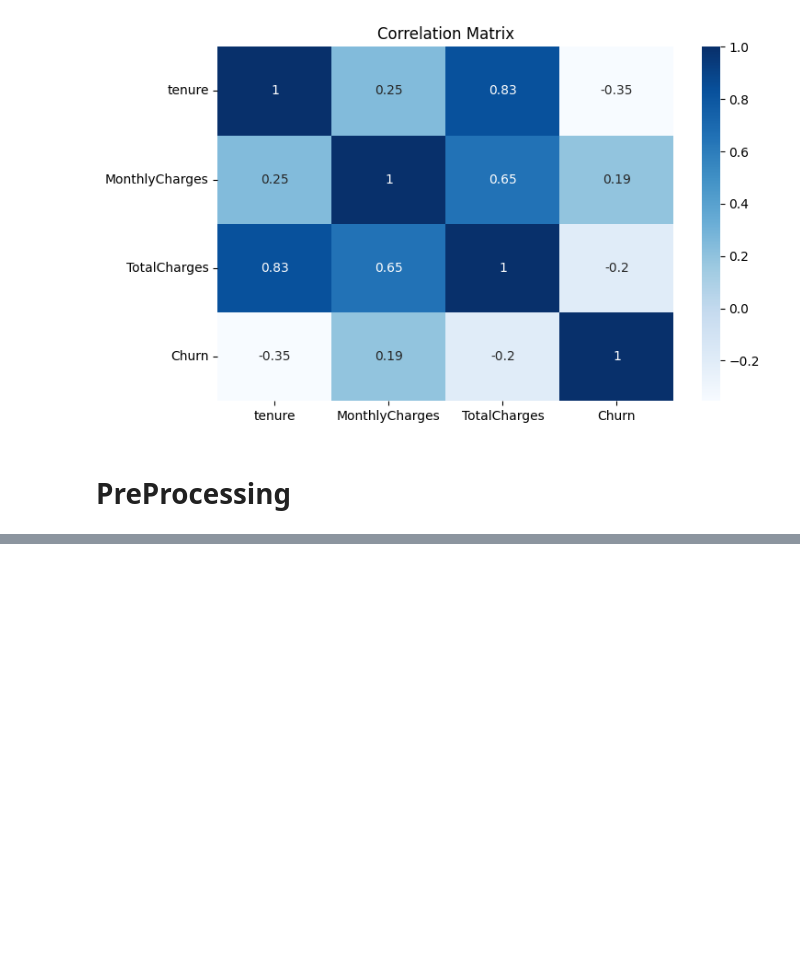
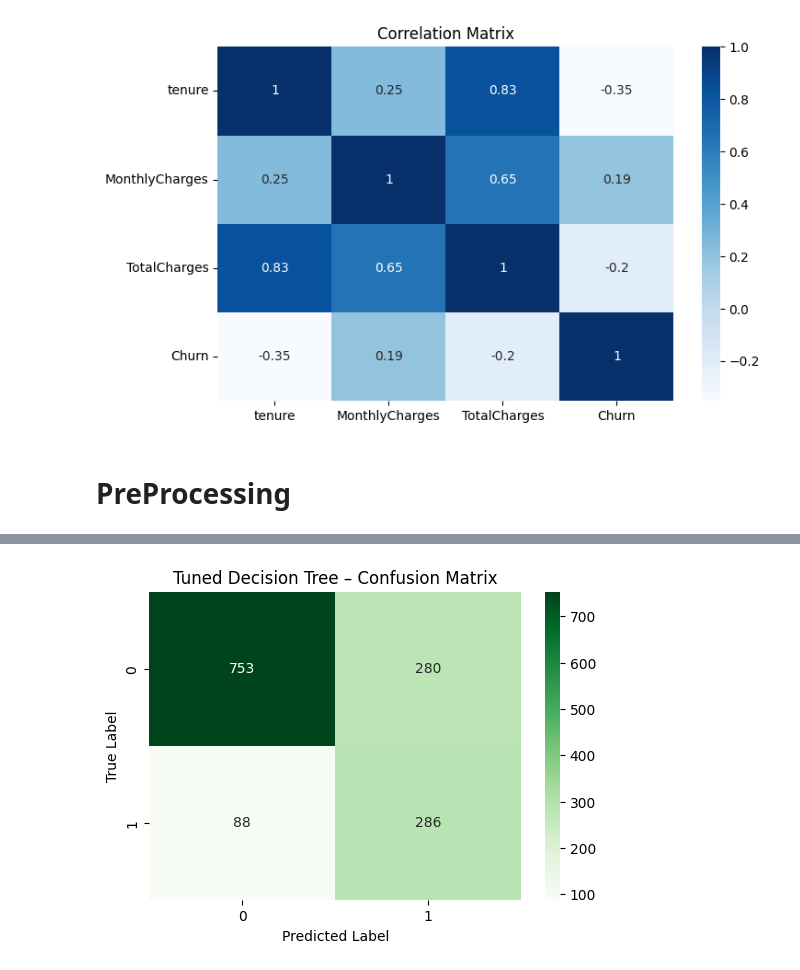
Before and after one commit to Daham-abeyratne/Customer_Churn_Prediction, a Jupyter notebook: costomer_churn_prediciton.ipynb, the cells around one changed output, grey strips where cells are left out. Drawn from its saved outputs; the diff is of its cells as text; code cells hidden in the pictures; blank space fills up the shorter version.

```diff
--- a/costomer_churn_prediciton.ipynb
+++ b/costomer_churn_prediciton.ipynb
@@ -446,0 +549,9 @@ Test shape: (1407, 35)
+# %%
+# Retrieve best estimator
+best_dt = grid_search.best_estimator_
+
+# Predict on test set
+y_pred_best = best_dt.predict(X_test)
+
+print("=== TUNED DECISION TREE CLASSIFICATION REPORT ===")
+print(classification_report(y_test, y_pred_best))
@@ -446,0 +568,14 @@ Test shape: (1407, 35)
+# %%
+plt.figure(figsize=(6,4))
+sns.heatmap(
+    confusion_matrix(y_test, y_pred_best),
+    annot=True,
+    fmt="d",
+    cmap="Greens"
+)
+plt.title("Tuned Decision Tree – Confusion Matrix")
+plt.xlabel("Predicted Label")
+plt.ylabel("True Label")
+plt.show()
+# %% [output]
+[figure, added]
```
Also changed, not shown: parts of 41 cells of this notebook.
